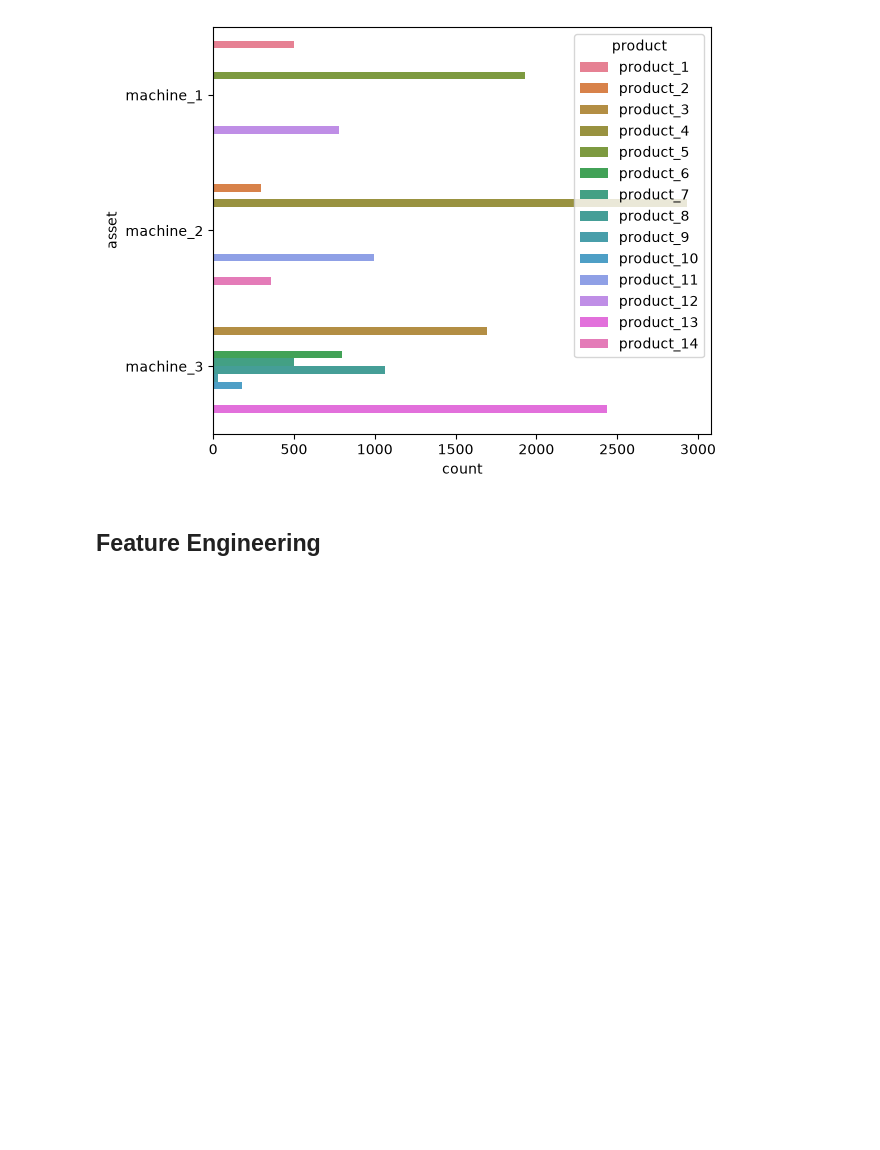
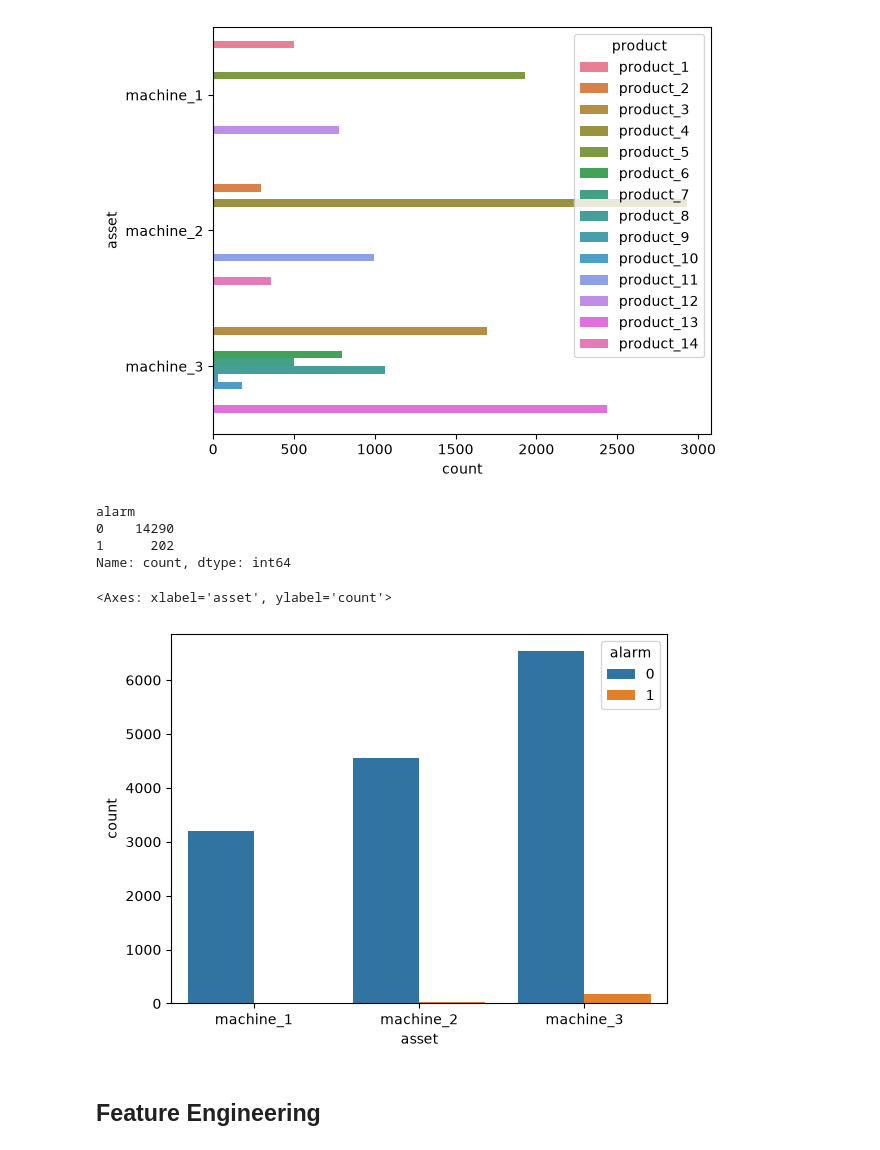
Before and after one commit to youssef-sameh4/MEQYAS, a Jupyter notebook: AI/notebook/meqyas.ipynb, the cells around one changed output. Cells and saved outputs as stored; diff of their text form; code cells hidden in the pictures; blank space fills up the shorter version.

```diff
--- a/AI/notebook/meqyas.ipynb
+++ b/AI/notebook/meqyas.ipynb
@@ -174,5 +180,17 @@ sns.countplot(data=df,y="asset",hue="product")
 plt.tight_layout()
 # %% [output]
 [figure]
+# %%
+df["alarm"].value_counts()
+# %% [output]
+alarm
+0    14290
+1      202
+Name: count, dtype: int64
+# %%
+sns.countplot(data=df,x="asset",hue="alarm")
+# %% [output]
+<Axes: xlabel='asset', ylabel='count'>
+[figure, added]
 # %% [markdown]
 ## Feature Engineering
```
Also changed, not shown: parts of 22 cells of this notebook, 4 other files.
